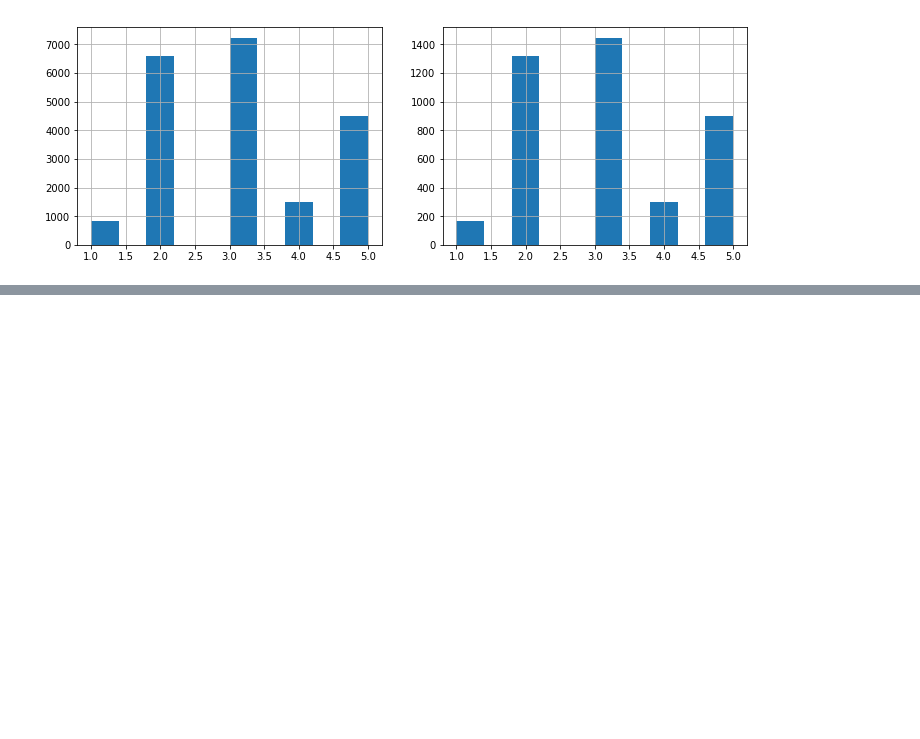
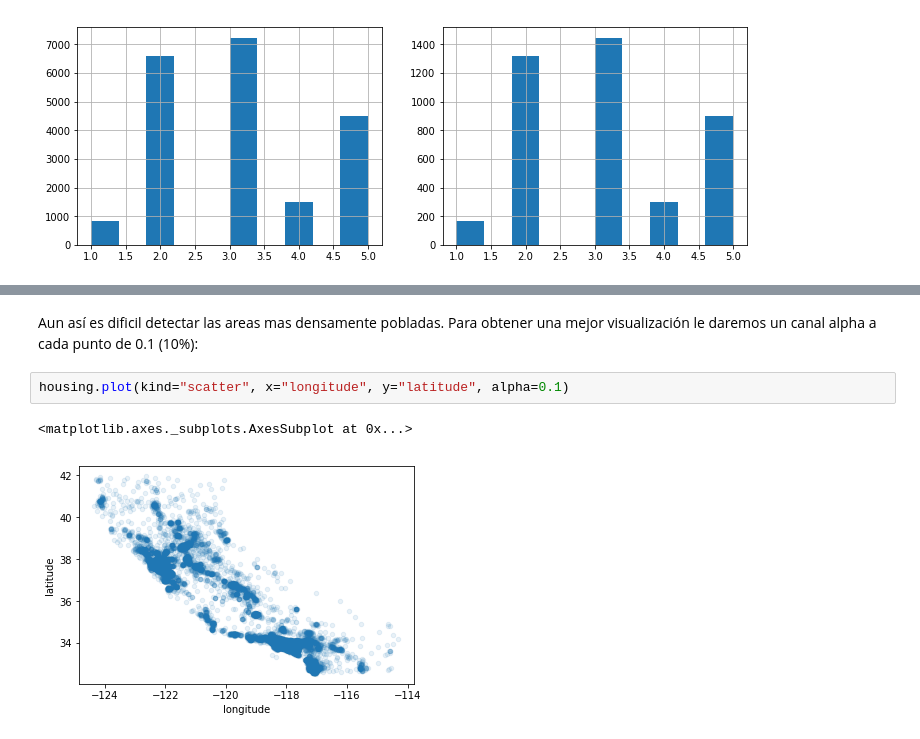
Before and after one commit to moyarzunsil/Intro_ML, a Jupyter notebook: 02 - Pasos de un proyecto de ML.ipynb, the cells around one changed output, grey strips where cells are left out. Cells and saved outputs as stored; diff of their text form; blank space fills up the shorter version.

```diff
--- a/02 - Pasos de un proyecto de ML.ipynb
+++ b/02 - Pasos de un proyecto de ML.ipynb
@@ -228,0 +265,7 @@ Name: income_cat, dtype: float64
+# %% [markdown]
+Aun así es dificil detectar las areas mas densamente pobladas. Para obtener una mejor visualización le daremos un canal alpha a cada punto de 0.1 (10\%):
+# %%
+housing.plot(kind="scatter", x="longitude", y="latitude", alpha=0.1)
+# %% [output]
+<matplotlib.axes._subplots.AxesSubplot at 0x...>
+[figure, added]
```
Also changed, not shown: parts of 8 cells of this notebook, 3 other files.
